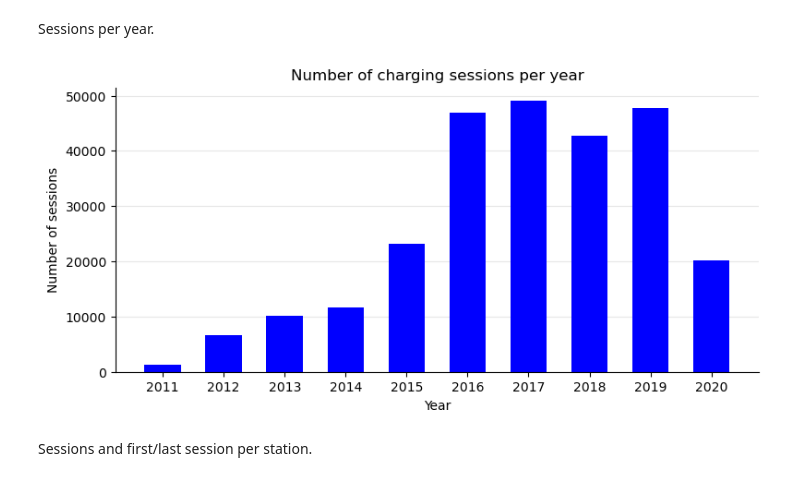
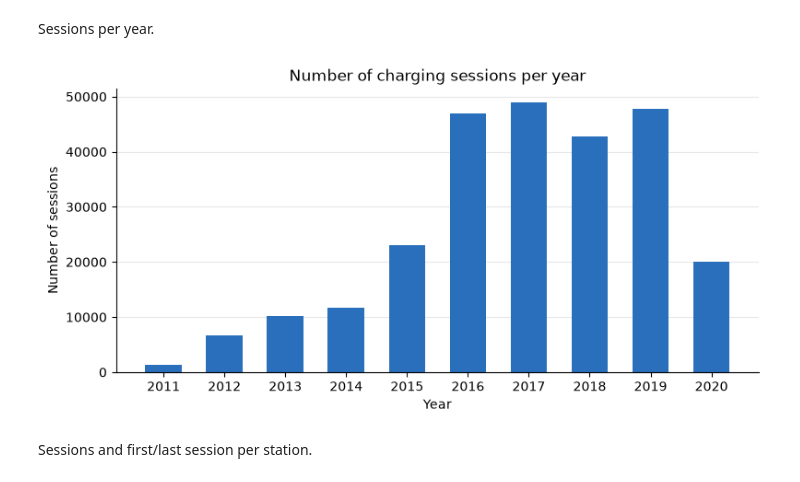
Before and after one commit to Teresa7810/Introduction-to-Business-Analytics, a Jupyter notebook: project.ipynb, the cells around one changed output. Saved outputs shown, nothing was run; the diff lists cells and outputs as text; code cells hidden in the pictures.

```diff
--- a/project.ipynb
+++ b/project.ipynb
@@ -272,18 +271,18 @@ Sessions per year.
 # %%
 sessions_per_year = df["start"].dt.year.value_counts().sort_index()
 
 fig, ax = plt.subplots(figsize=(9, 4))
-ax.bar(sessions_per_year.index, sessions_per_year.values, color="blue", width=0.6)
+ax.bar(sessions_per_year.index, sessions_per_year.values, color="#2a6fbb", width=0.6)
 ax.set_title("Number of charging sessions per year")
 ax.set_xlabel("Year")
 ax.set_ylabel("Number of sessions")
 ax.set_xticks(sessions_per_year.index)
 ax.grid(axis="y", alpha=0.3)
 ax.set_axisbelow(True)
 ax.spines[["top", "right"]].set_visible(False)
 plt.show()
 # %% [output]
-[figure, old version]
+[figure, new version]
 # %% [markdown]
 Sessions and first/last session per station.
 # %%
```
Also changed, not shown: parts of 16 cells of this notebook, 1 other file.
